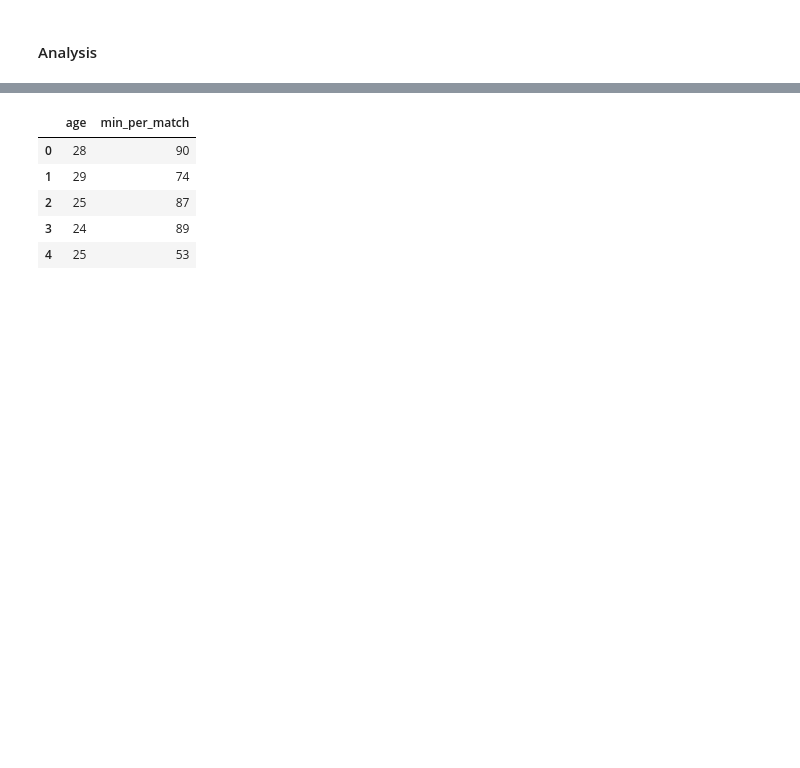
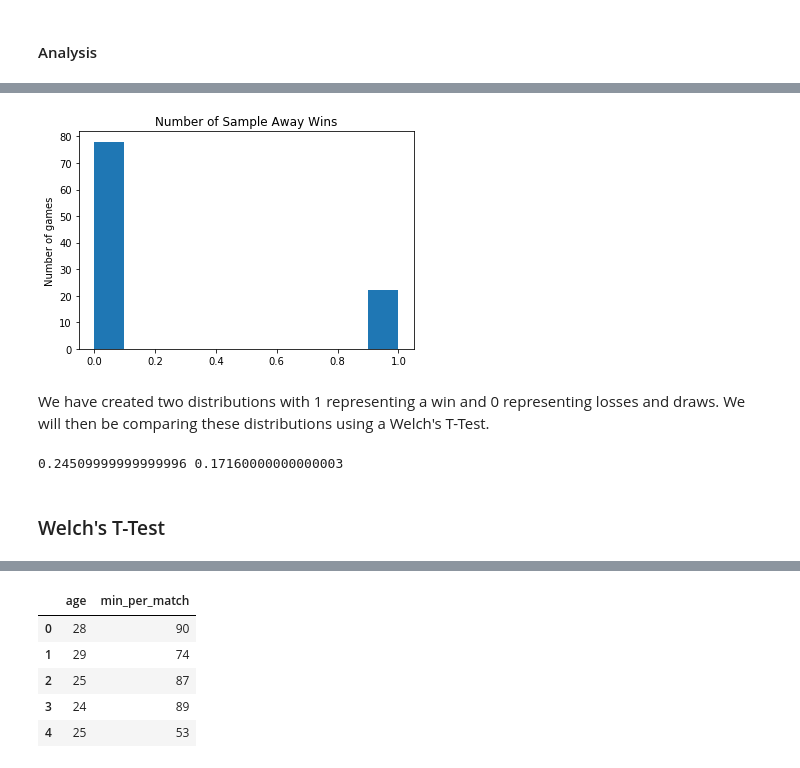
Before and after one commit to nismotie/Statistical-Testing-on-Premier-League-Data, a Jupyter notebook: hypothesis_testing.ipynb, the cells around one changed output, grey strips where cells are left out. Drawn from its saved outputs; the diff is of its cells as text; code cells hidden in the pictures; blank space fills up the shorter version.

```diff
--- a/hypothesis_testing.ipynb
+++ b/hypothesis_testing.ipynb
@@ -27,0 +95,12 @@ print(fn.__file__)
+# %%
+hist_sample(random_away_sample, 'Away Wins')
+# %% [output]
+[figure, added]
+# %% [markdown]
+We have created two distributions with 1 representing a win and 0 representing losses and draws. We will then be comparing these distributions using a Welch's T-Test.
+# %%
+print(np.var(random_home_sample), np.var(random_away_sample))
+# %% [output]
+0.24509999999999996 0.17160000000000003
+# %% [markdown]
+### Welch's T-Test
```
Also changed, not shown: parts of 35 cells of this notebook.
